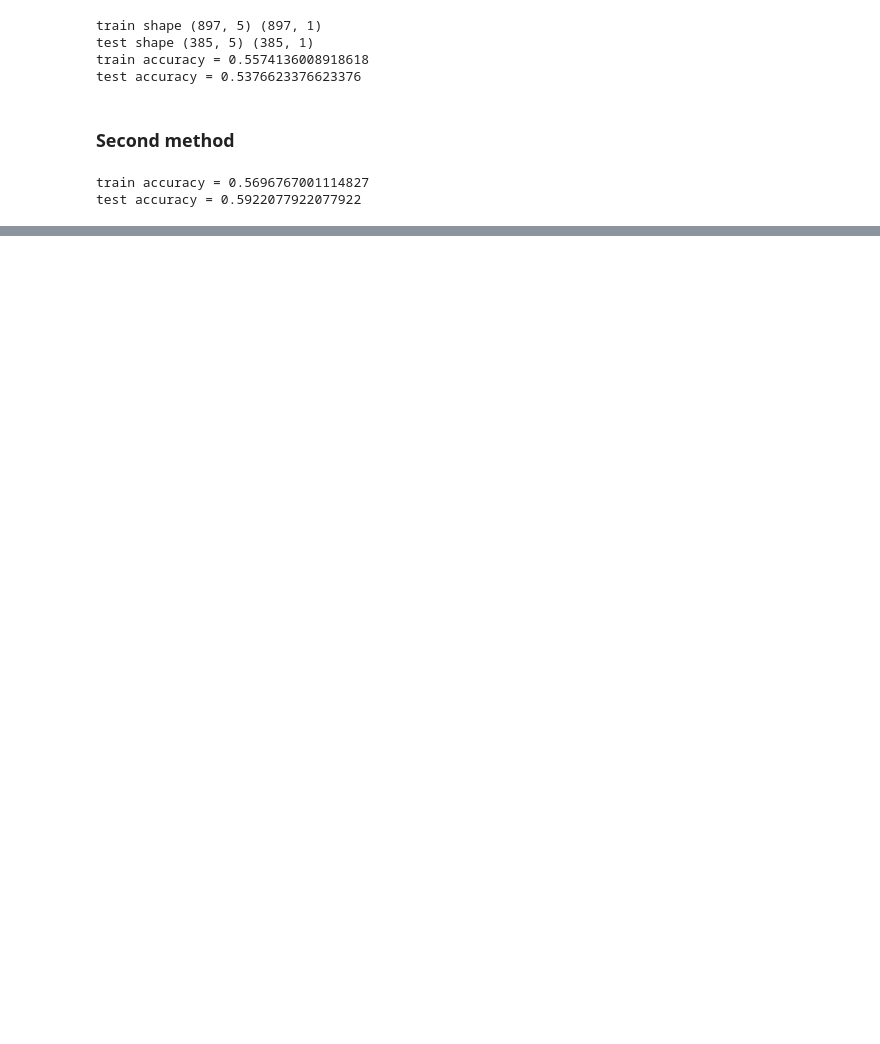
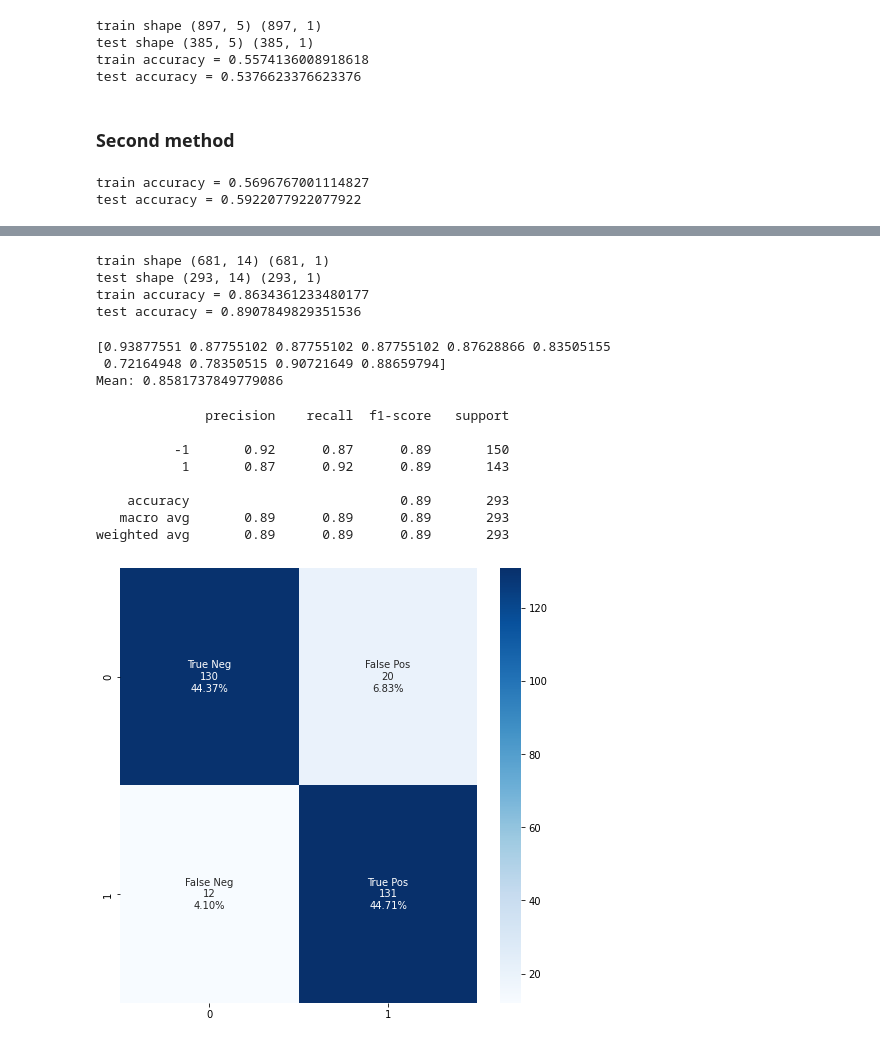
Before and after one commit to PLsergent/football_match_prediction, a Jupyter notebook: logictic_regression_football_predict.ipynb, the cells around one changed output, grey strips where cells are left out. Saved outputs shown, nothing was run; the diff lists cells and outputs as text; code cells hidden in the pictures; blank space fills up the shorter version.

```diff
--- a/logictic_regression_football_predict.ipynb
+++ b/logictic_regression_football_predict.ipynb
@@ -532,0 +649,64 @@ test accuracy = 0.5922077922077922
+# %%
+y = pd.DataFrame(data=df_games_wo_draw["results"])
+x = pd.DataFrame(data=df_games_wo_draw[predictors])
+
+
+X_train, X_test, y_train, y_test = train_test_split(x, y, test_size=0.3, random_state=121 )
+
+print ("train shape", X_train.shape, y_train.shape)
+print ("test shape", X_test.shape, y_test.shape)
+
+clf_wo_draw = LogisticRegression(random_state=1, solver="liblinear")
+clf_wo_draw.fit(X_train, y_train.values.ravel())
+
+train_score = clf_wo_draw.score(X_train, y_train)
+test_score = clf_wo_draw.score(X_test, y_test)
+
+
+print ('train accuracy =', train_score)
+print ('test accuracy =', test_score)
+# %% [output]
+train shape (681, 14) (681, 1)
+test shape (293, 14) (293, 1)
+train accuracy = 0.8634361233480177
+test accuracy = 0.8907849829351536
+# %%
+scores = cross_val_score(clf_wo_draw, df_games_wo_draw[predictors], df_games_wo_draw["results"], scoring='accuracy', cv=10)
+print(scores)
+print("Mean:", scores.mean())
+# %% [output]
+[0.93877551 0.87755102 0.87755102 0.87755102 0.87628866 0.83505155
+ 0.72164948 0.78350515 0.90721649 0.88659794]
+Mean: 0.8581737849779086
+# %%
+# predict class labels for the test set
+y_pred = clf_wo_draw.predict(X_test)
+
+cf_matrix = metrics.confusion_matrix(y_test, y_pred)
+
+group_names = ["True Neg", "False Pos", "False Neg", "True Pos"]
+
+group_counts = ["{0:0.0f}".format(value) for value in
+                cf_matrix.flatten()]
+
+group_percentages = ["{0:.2%}".format(value) for value in
+                     cf_matrix.flatten()/np.sum(cf_matrix)]
+
+labels = [f"{v1}\n{v2}\n{v3}" for v1, v2, v3 in
+          zip(group_names, group_counts, group_percentages)]
+
+labels = np.asarray(labels).reshape(2,2)
+
+fig, ax = plt.subplots(figsize=(8, 8))
+sns.heatmap(cf_matrix, annot=labels, fmt="", cmap='Blues')
+print(metrics.classification_report(y_test, y_pred))
+# %% [output]
+              precision    recall  f1-score   support
+
+          -1       0.92      0.87      0.89       150
+           1       0.87      0.92      0.89       143
+
+    accuracy                           0.89       293
+   macro avg       0.89      0.89      0.89       293
+weighted avg       0.89      0.89      0.89       293
+[figure, added]
```
Also changed, not shown: parts of 12 cells of this notebook.
